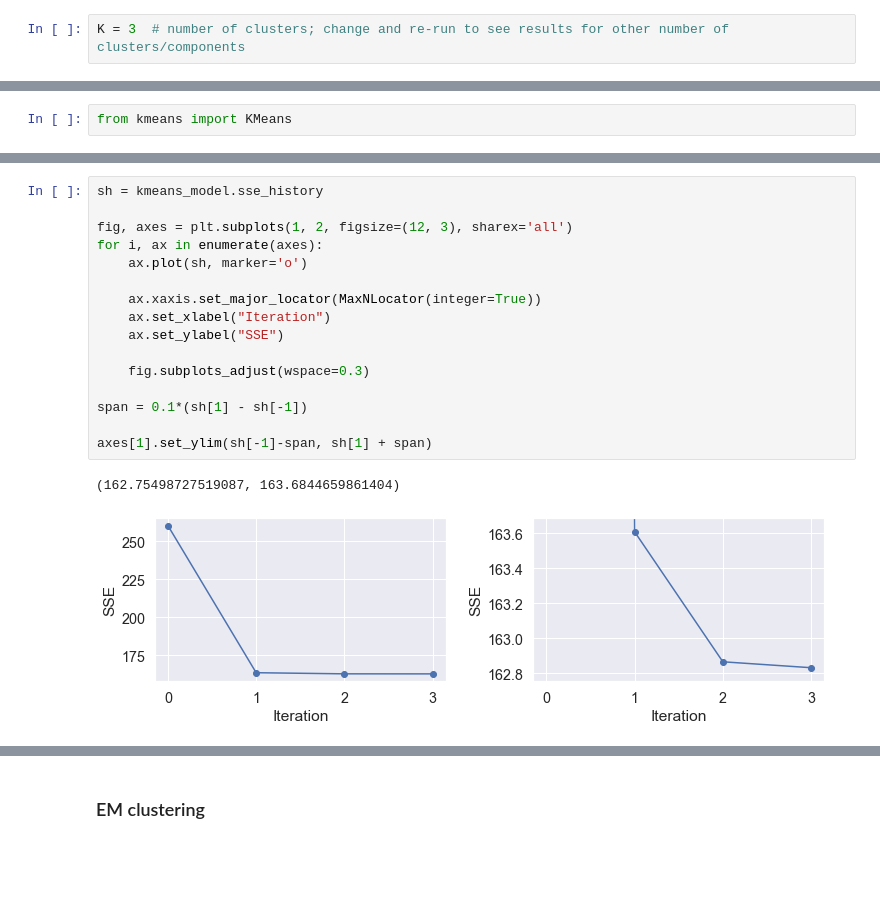
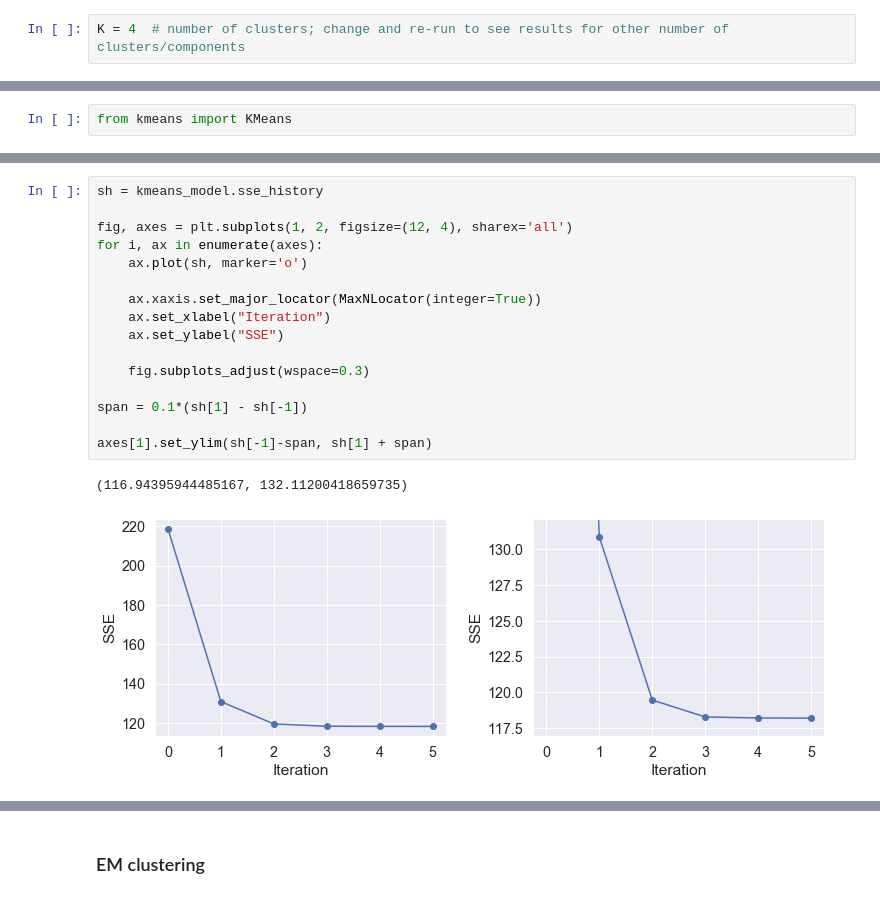
Before and after one commit to animaviridis/dmv-practicals, a Jupyter notebook: assessment/assignment1/task1/task1.ipynb, the cells around one changed output, grey strips where cells are left out. Drawn from its saved outputs; the diff is of its cells as text; blank space fills up the shorter version.

Commit message:
[Assignment 1][Task 1] New plots for clusters

```diff
--- a/assessment/assignment1/task1/task1.ipynb
+++ b/assessment/assignment1/task1/task1.ipynb
@@ -118,7 +161,7 @@ sns.pairplot(data=data, kind='scatter', plot_kws={'alpha': 0.6, 'lw': 0})
 # %%
 from sklearn.metrics import silhouette_score
 # %%
-K = 3  # number of clusters; change and re-run to see results for other number of clusters/components
+K = 4  # number of clusters; change and re-run to see results for other number of clusters/components
 # %%
 def plot_clusters(labels):
     # display pair plot of the clustering result
@@ -152,22 +198,22 @@ SSE: 162.832
 # %%
 sh = kmeans_model.sse_history
 
-fig, axes = plt.subplots(1, 2, figsize=(12, 3), sharex='all')
+fig, axes = plt.subplots(1, 2, figsize=(12, 4), sharex='all')
 for i, ax in enumerate(axes):
     ax.plot(sh, marker='o')
 
     ax.xaxis.set_major_locator(MaxNLocator(integer=True))
     ax.set_xlabel("Iteration")
     ax.set_ylabel("SSE")
 
     fig.subplots_adjust(wspace=0.3)
 
 span = 0.1*(sh[1] - sh[-1])
 
 axes[1].set_ylim(sh[-1]-span, sh[1] + span)
 # %% [output]
-(162.75498727519087, 163.6844659861404)
+(116.94395944485167, 132.11200418659735)
-[figure, old version]
+[figure, new version]
 # %%
 assess_clusters(kmeans_model.labels)
 # %% [output]
```
Also changed, not shown: parts of 14 cells of this notebook.
